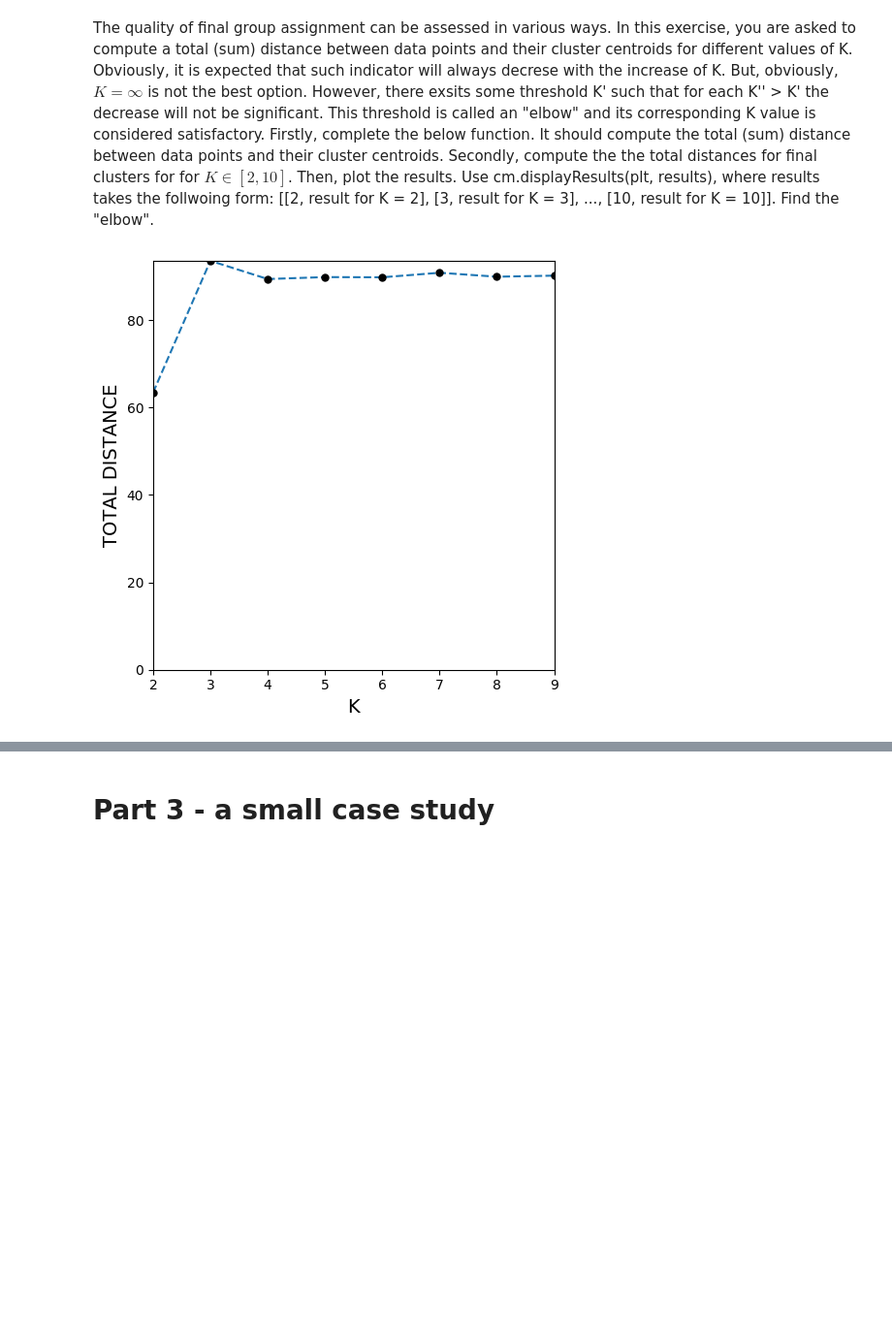
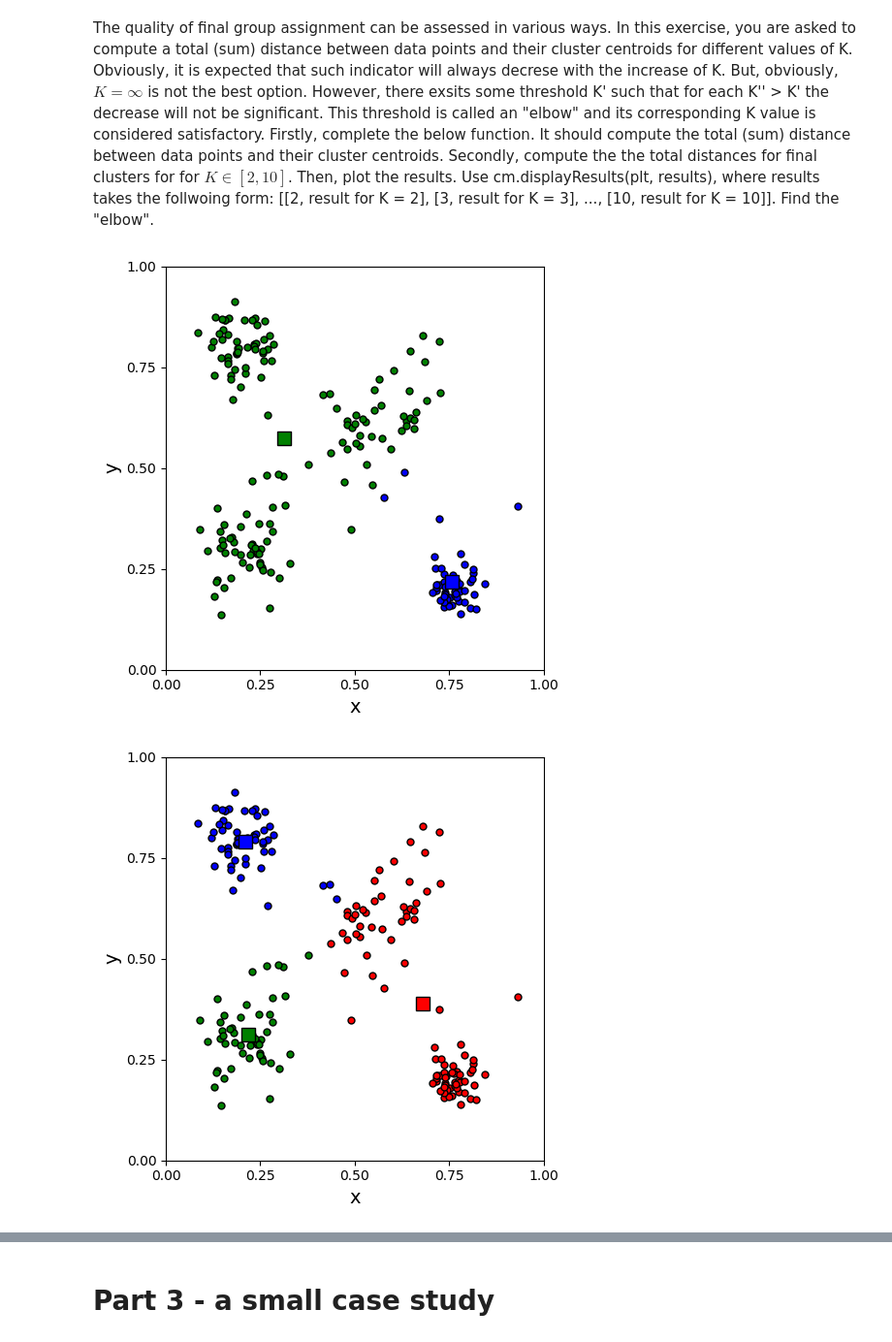
Before and after one commit to TomKuc/IAI, a Jupyter notebook: lab1/EXe2part.ipynb, the cells around one changed output, grey strips where cells are left out. Shown at 97% size. Cells and saved outputs as stored; diff of their text form; code cells hidden in the pictures; blank space fills up the shorter version.

```diff
--- a/lab1/EXe2part.ipynb
+++ b/lab1/EXe2part.ipynb
@@ -168,19 +164,22 @@ def getTotalDistance(DATA, CENTROIDS, ASSIGNMENTS):
     k_distance=0
     for centroid_index in range(len(CENTROIDS)):
         centroid_distance = 0
-        for assigment_index in range(len(ASSIGNMENTS[centroid_index])):
-            centroid_distance += getEuclideanDistance(CENTROIDS[centroid_index],DATA[assigment_index])
+        for assignment_index in ASSIGNMENTS[centroid_index]:
+            centroid_distance += getEuclideanDistance(CENTROIDS[centroid_index], DATA[assignment_index])
         k_distance += centroid_distance
     return k_distance
 # %%
 ### PERFORM THE ANALYSIS HERE
 DATA = cm.getTestDataSet()
 results=[]
-for k in range(2, 10):
+for k in range(2, 11):
     CENTROIDS = getCentroids(k, DATA)
-    DATA, NEW_CENTROIDS, NEW_ASSIGNMENTS = doKMeans(DATA, CENTROIDS, K = k, M=2, display=False)
+    DATA, NEW_CENTROIDS, NEW_ASSIGNMENTS = doKMeans(DATA, CENTROIDS, K = k, M = 2, display=True)
     part_K_distance = getTotalDistance(DATA, NEW_CENTROIDS, NEW_ASSIGNMENTS)
     results.append([k,part_K_distance])
 cm.displayResults(plt,results)
+
+# elbow: K = 4
 # %% [output]
-[figure, old version]
+[figure, new version]
+[figure, added]
```
Also changed, not shown: parts of 6 cells of this notebook, 1 other file.
